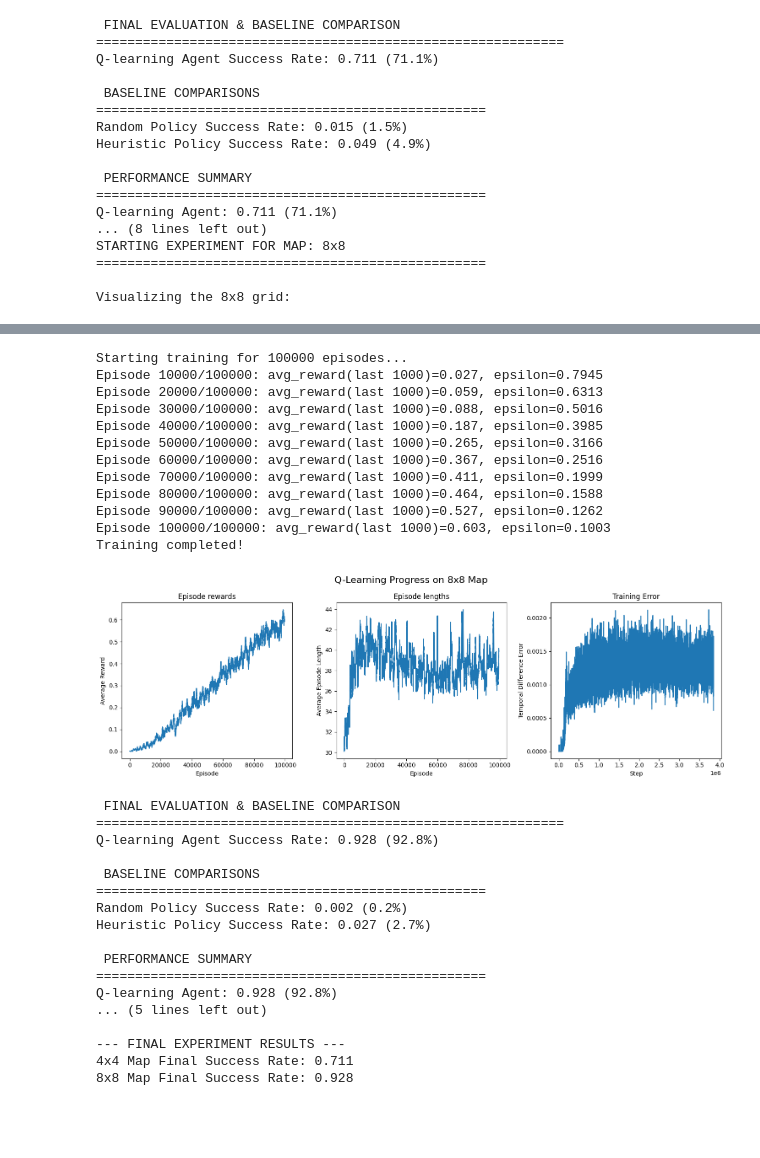
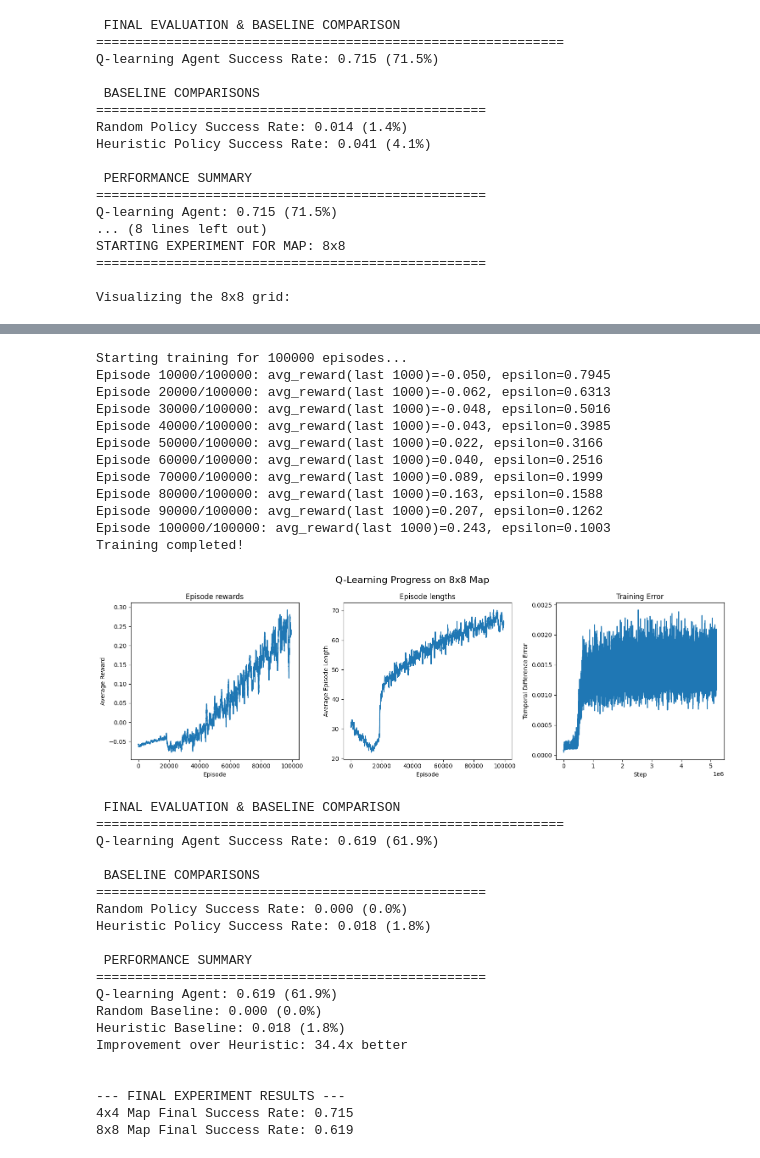
Before and after one commit to maxfinanger/ACIT4610-Exam-Group1, a Jupyter notebook: Problem-5/main.ipynb, the cells around one changed output, grey strips where cells are left out. Drawn from its saved outputs; the diff is of its cells as text; code cells hidden in the pictures; blank space fills up the shorter version.

```diff
--- a/Problem-5/main.ipynb
+++ b/Problem-5/main.ipynb
@@ -215,7 +215,7 @@ def run_experiment(map_name: str, map_config: dict, training_params: dict, agent
     # 1. Environment Setup
 
     # Extracting the 4 elemtn reward schedule from the map_config
-    goal_reward, hole_reward, frozen_reward, = map_config.get("reward_schedule", (1, 0, 0, -0.01))
+    goal_reward, hole_reward, frozen_reward, step_penalty = map_config.get("reward_schedule", (1, 0, 0, -0.01))
 
     # I created a seperate function to create the gym without the step penality
     gym_config = {
@@ -264,6 +264,8 @@ def run_experiment(map_name: str, map_config: dict, training_params: dict, agent
             # Taking a step in the environment with the chosen action
             next_obs, reward, terminated, truncated, info = env.step(action)
             done = terminated or truncated
+
+            reward += step_penalty  # Adding step penalty to the reward
 
             # Update the agent with the experience
             agent.update(obs, action, reward, terminated, next_obs)
@@ -362,8 +364,8 @@ GLOBAL ENVIRONMENT CONFIG
 """
 COMMON_ENV_CONFIG = {
     "is_slippery": True, # Stochastic environment, adds randomness to actions
-    "success_rate": 2.0/3.0, # this is the probality of an action beign succesful in is_slippery mode (66.6%)
-    "reward_schedule": (1, 0, 0) # Goal, Hole, Frozen, step penality (Sparse Reward)
+    "success_rate": 1.0/3.0, # this is the probality of an action beign succesful in is_slippery mode (33.333%)
+    "reward_schedule": (1, 0, 0, -0.002) # Goal, Hole, Frozen, step penality (Sparse Reward)
 }
 
 """
@@ -449,48 +451,51 @@ Training completed!
  FINAL EVALUATION & BASELINE COMPARISON
 ============================================================
-Q-learning Agent Success Rate: 0.711 (71.1%)
+Q-learning Agent Success Rate: 0.715 (71.5%)
 
  BASELINE COMPARISONS
 ==================================================
-Random Policy Success Rate: 0.015 (1.5%)
-Heuristic Policy Success Rate: 0.049 (4.9%)
+Random Policy Success Rate: 0.014 (1.4%)
+Heuristic Policy Success Rate: 0.041 (4.1%)
 
  PERFORMANCE SUMMARY
 ==================================================
-Q-learning Agent: 0.711 (71.1%)
+Q-learning Agent: 0.715 (71.5%)
 ... (8 lines left out)
 STARTING EXPERIMENT FOR MAP: 8x8
 ==================================================
 
 Visualizing the 8x8 grid:
 [figure]
 Starting training for 100000 episodes...
-Episode 10000/100000: avg_reward(last 1000)=0.027, epsilon=0.7945
-Episode 20000/100000: avg_reward(last 1000)=0.059, epsilon=0.6313
-Episode 30000/100000: avg_reward(last 1000)=0.088, epsilon=0.5016
-Episode 40000/100000: avg_reward(last 1000)=0.187, epsilon=0.3985
-Episode 50000/100000: avg_reward(last 1000)=0.265, epsilon=0.3166
-Episode 60000/100000: avg_reward(last 1000)=0.367, epsilon=0.2516
-Episode 70000/100000: avg_reward(last 1000)=0.411, epsilon=0.1999
-Episode 80000/100000: avg_reward(last 1000)=0.464, epsilon=0.1588
-Episode 90000/100000: avg_reward(last 1000)=0.527, epsilon=0.1262
-Episode 100000/100000: avg_reward(last 1000)=0.603, epsilon=0.1003
+Episode 10000/100000: avg_reward(last 1000)=-0.050, epsilon=0.7945
+Episode 20000/100000: avg_reward(last 1000)=-0.062, epsilon=0.6313
+Episode 30000/100000: avg_reward(last 1000)=-0.048, epsilon=0.5016
+Episode 40000/100000: avg_reward(last 1000)=-0.043, epsilon=0.3985
+Episode 50000/100000: avg_reward(last 1000)=0.022, epsilon=0.3166
+Episode 60000/100000: avg_reward(last 1000)=0.040, epsilon=0.2516
+Episode 70000/100000: avg_reward(last 1000)=0.089, epsilon=0.1999
+Episode 80000/100000: avg_reward(last 1000)=0.163, epsilon=0.1588
+Episode 90000/100000: avg_reward(last 1000)=0.207, epsilon=0.1262
+Episode 100000/100000: avg_reward(last 1000)=0.243, epsilon=0.1003
 Training completed!
-[figure, old version]
+[figure, new version]
  FINAL EVALUATION & BASELINE COMPARISON
 ============================================================
-Q-learning Agent Success Rate: 0.928 (92.8%)
+Q-learning Agent Success Rate: 0.619 (61.9%)
 
  BASELINE COMPARISONS
 ==================================================
-Random Policy Success Rate: 0.002 (0.2%)
-Heuristic Policy Success Rate: 0.027 (2.7%)
+Random Policy Success Rate: 0.000 (0.0%)
+Heuristic Policy Success Rate: 0.018 (1.8%)
 
  PERFORMANCE SUMMARY
 ==================================================
-Q-learning Agent: 0.928 (92.8%)
-... (5 lines left out)
+Q-learning Agent: 0.619 (61.9%)
+Random Baseline: 0.000 (0.0%)
+Heuristic Baseline: 0.018 (1.8%)
+Improvement over Heuristic: 34.4x better
+
 
 --- FINAL EXPERIMENT RESULTS ---
-4x4 Map Final Success Rate: 0.711
-8x8 Map Final Success Rate: 0.928
+4x4 Map Final Success Rate: 0.715
+8x8 Map Final Success Rate: 0.619
```
Also changed, not shown: parts of 1 cell of this notebook.
